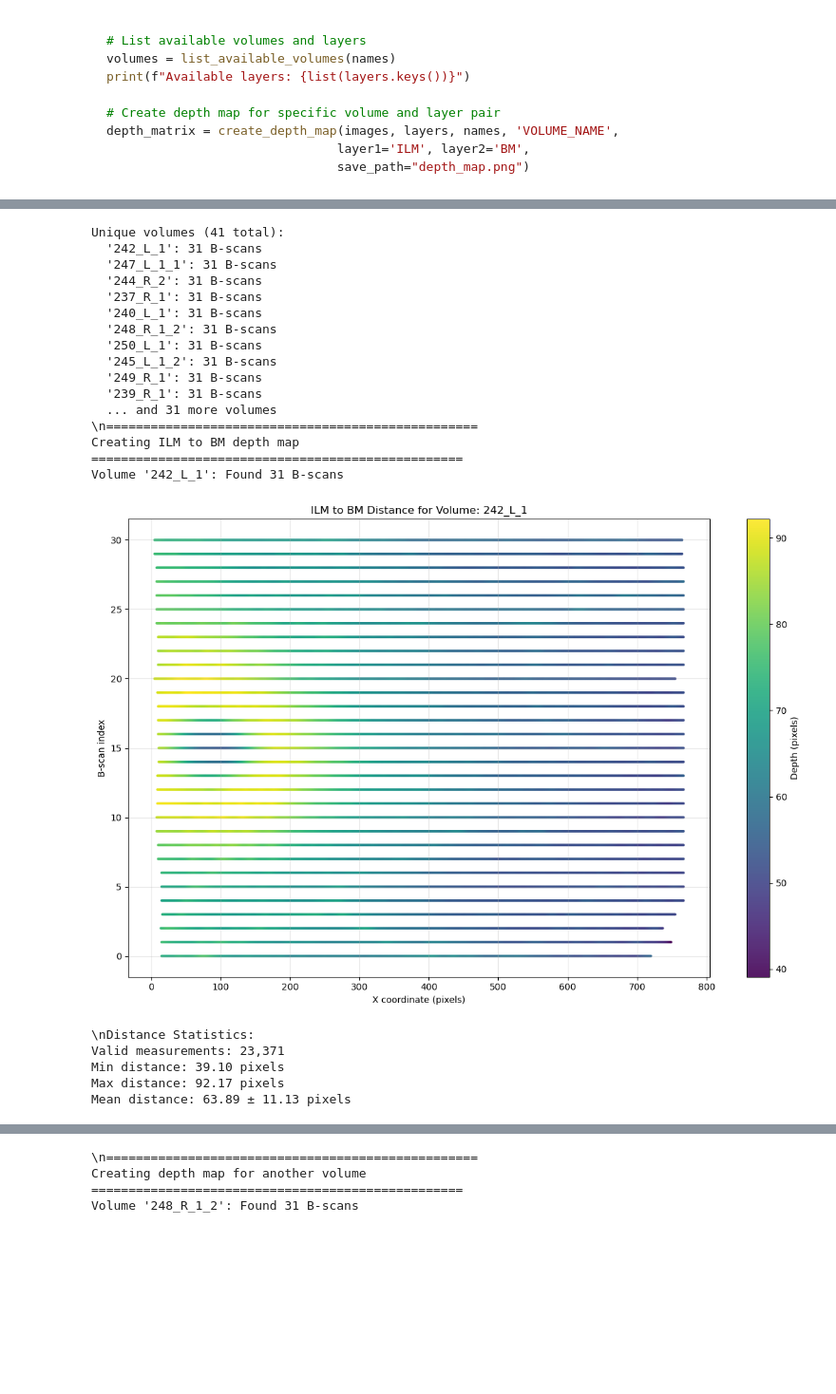
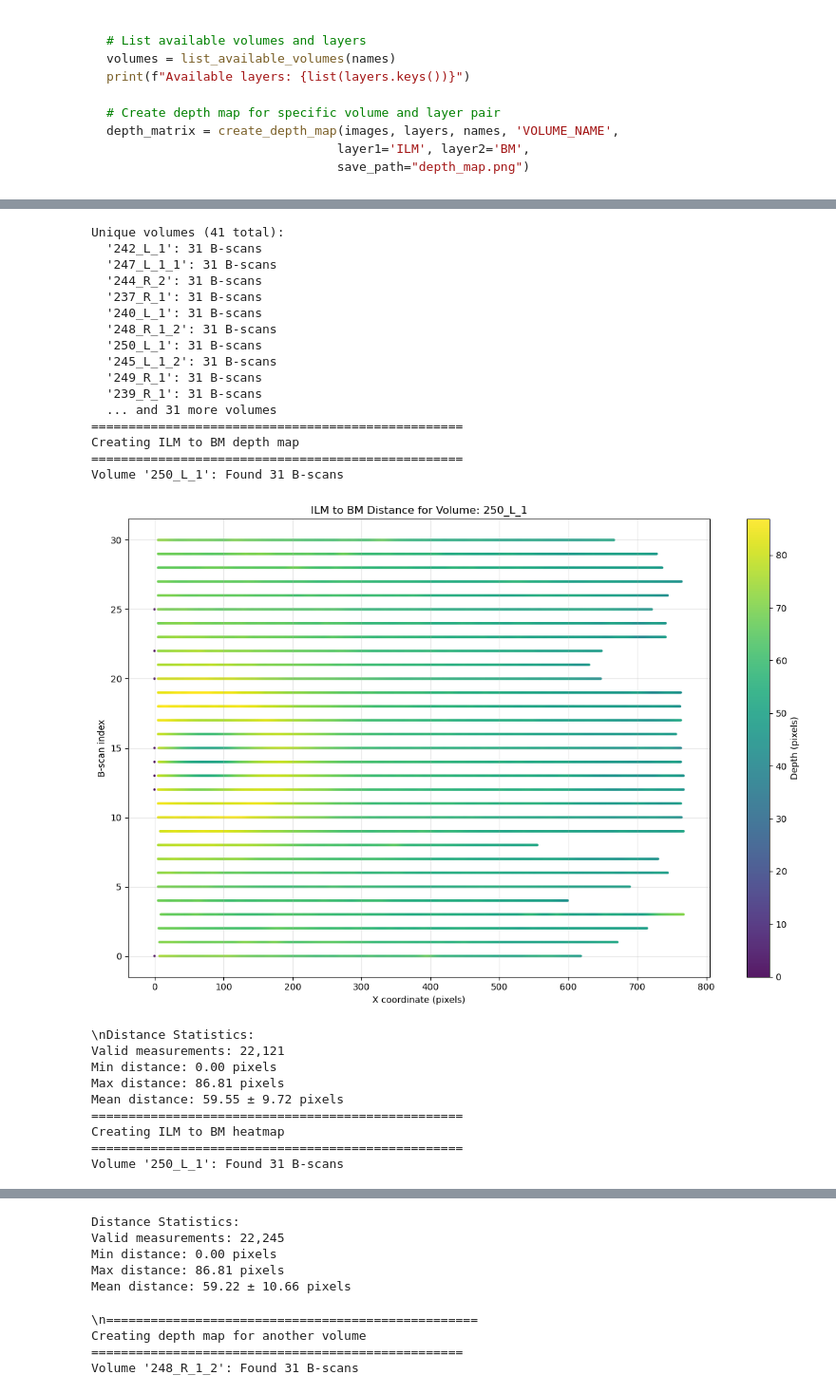
Before and after one commit to surajcodesml/SCR-Progression, a Jupyter notebook: depth-map/data_ops.ipynb, the cells around one changed output, grey strips where cells are left out. Shown at 95% size. Saved outputs shown, nothing was run; the diff lists cells and outputs as text; code cells hidden in the pictures; blank space fills up the shorter version.

Commit message:
Unet base initialized and heatmaps generated

```diff
--- a/depth-map/data_ops.ipynb
+++ b/depth-map/data_ops.ipynb
@@ -93,8 +99,12 @@ def create_ilm_bm_depth_map(images, layers, names, volume_name, figsize=(12, 8),
     y_coords = np.array(y_coords)
     distances = np.array(distances)
 
+    # Replace depth value with np.nan if x-coordinate is 0 and distance is 0
+    zero_at_x0 = (x_coords == 0) & (distances == 0)
+    distances[zero_at_x0] = np.nan
+
     # Filter out zero distances
-    nonzero_mask = distances != 0
+    nonzero_mask = (distances != 0) & (~np.isnan(distances))
     x_coords = x_coords[nonzero_mask]
     y_coords = y_coords[nonzero_mask]
     distances = distances[nonzero_mask]
@@ -135,7 +145,7 @@ def create_ilm_bm_depth_map(images, layers, names, volume_name, figsize=(12, 8),
 
     return np.array(distances)
 # %%
-def create_ilm_bm_heatmap(images, layers, names, volume_name, figsize=(12, 8), save_path=None):
+def create_ilm_bm_heatmap(layers, names, volume_name, figsize=(12, 8), save_path=None):
     """
     Create a heatmap visualization of ILM to BM distance for a specific volume.
     Groups B-scans by exact name match (same volume = same name).
@@ -173,6 +183,10 @@ def create_ilm_bm_heatmap(images, layers, names, volume_name, figsize=(12, 8), s
             if not (np.isnan(ilm_y) or np.isnan(bm_y)):
                 distance = abs(bm_y - ilm_y)
                 distance_matrix[bscan_idx, x_idx] = distance
+
+    # Replace depth value with np.nan if x-coordinate is 0 and distance is 0
+    zero_x0_mask = distance_matrix[:, 0] == 0
+    distance_matrix[zero_x0_mask, 0] = np.nan
 
     # Create visualization
     fig, ax = plt.subplots(figsize=figsize)
@@ -237,36 +267,45 @@ def list_unique_volumes(names, max_display=10):
 # %%
 # List unique volume names and create ILM to BM depth map
 volume_names = list_unique_volumes(names)
 
 # Create depth map for a specific volume
-print("\\n" + "="*50)
+print("="*50)
 print("Creating ILM to BM depth map")
 print("="*50)
 
 # Use the first available volume name
-selected_volume = volume_names[0] if volume_names else "240_L"
+selected_volume = "250_L_1"
+#selected_volume = volume_names[0] if volume_names else "240_L"
 distances = create_ilm_bm_depth_map(images, layers, names, selected_volume,
-                                   save_path="ilm_bm_depth_map.png")
+                                   save_path="DepthMap_250_L_1.png")
+print("="*50)
+print("Creating ILM to BM heatmap")
+print("="*50)
+heatmap = create_ilm_bm_heatmap(layers, names, selected_volume, figsize=(12, 8), save_path="HeatMap_250_L_1.png")
 # %% [output]
 Unique volumes (41 total):
   '242_L_1': 31 B-scans
   '247_L_1_1': 31 B-scans
   '244_R_2': 31 B-scans
   '237_R_1': 31 B-scans
   '240_L_1': 31 B-scans
   '248_R_1_2': 31 B-scans
   '250_L_1': 31 B-scans
   '245_L_1_2': 31 B-scans
   '249_R_1': 31 B-scans
   '239_R_1': 31 B-scans
   ... and 31 more volumes
-\n==================================================
+==================================================
 Creating ILM to BM depth map
 ==================================================
-Volume '242_L_1': Found 31 B-scans
+Volume '250_L_1': Found 31 B-scans
-[figure, old version]
+[figure, new version]
 \nDistance Statistics:
-Valid measurements: 23,371
-Min distance: 39.10 pixels
-Max distance: 92.17 pixels
-Mean distance: 63.89 ± 11.13 pixels
+Valid measurements: 22,121
+Min distance: 0.00 pixels
+Max distance: 86.81 pixels
+Mean distance: 59.55 ± 9.72 pixels
+==================================================
+Creating ILM to BM heatmap
+==================================================
+Volume '250_L_1': Found 31 B-scans
@@ -273,3 +313,8 @@ Mean distance: 63.89 ± 11.13 pixels
+Distance Statistics:
+Valid measurements: 22,245
+Min distance: 0.00 pixels
+Max distance: 86.81 pixels
+Mean distance: 59.22 ± 10.66 pixels
 # %%
 # Try another volume to see color variation
 print("\\n" + "="*50)
```
Also changed, not shown: parts of 3 cells of this notebook, 4 other files.
